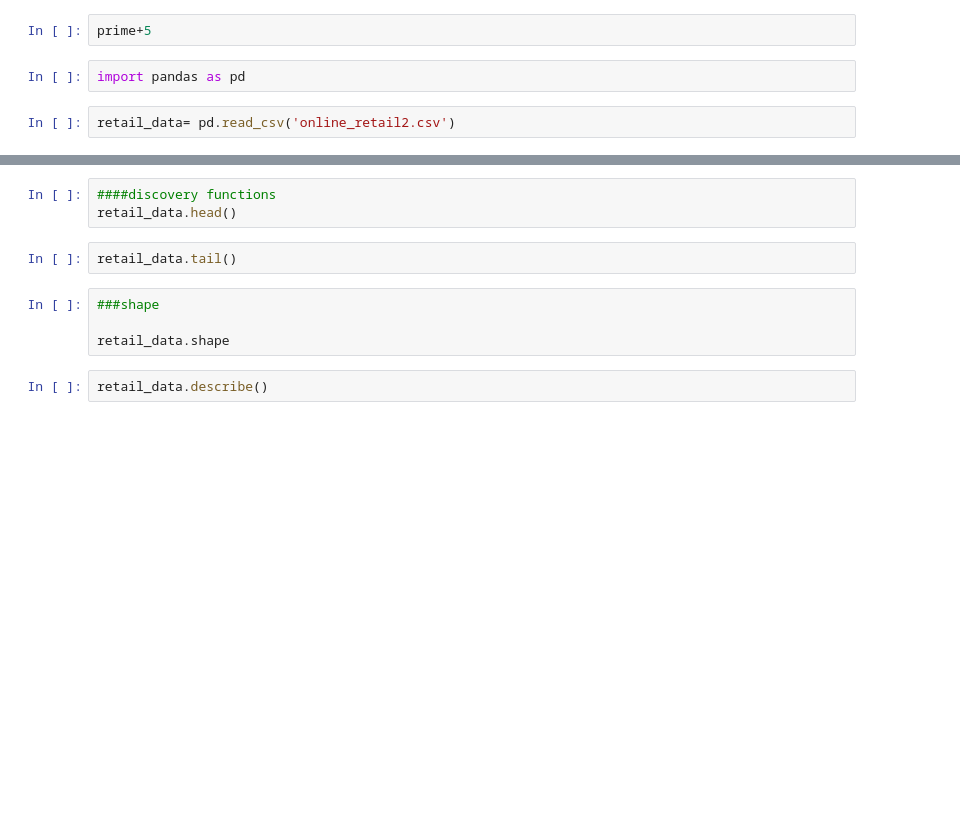
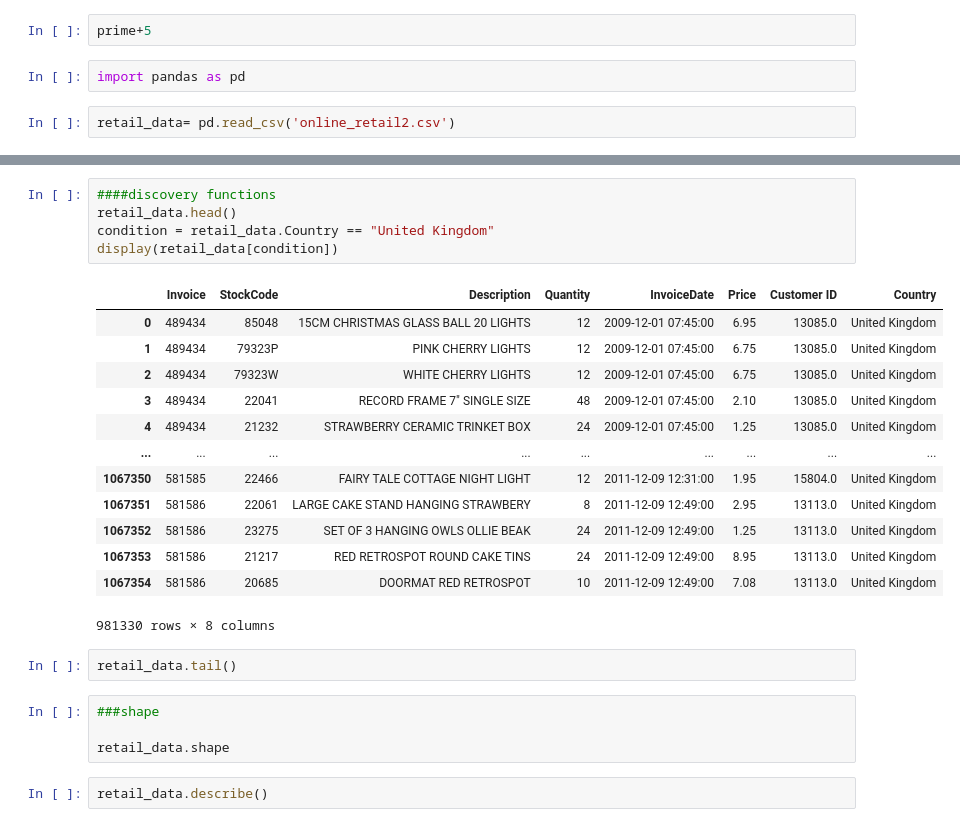
Before and after one commit to Abdelhamid-khamis/Course-Data-Science-and-Supply-Chain-analytics-with-Python, a Jupyter notebook: Section 4 - Python Programming Fundamentals/Section 4 - Haitham.ipynb, the cells around one changed output, grey strips where cells are left out. Drawn from its saved outputs; the diff is of its cells as text; blank space fills up the shorter version.

```diff
--- a/Section 4 - Python Programming Fundamentals/Section 4 - Haitham.ipynb
+++ b/Section 4 - Python Programming Fundamentals/Section 4 - Haitham.ipynb
@@ -77,6 +91,22 @@ retail_data
 # %%
 ####discovery functions
 retail_data.head()
+condition = retail_data.Country == "United Kingdom"
+display(retail_data[condition])
+# %% [output]
+|  | Invoice | StockCode | Description | Quantity | InvoiceDate | Price | Customer ID | Country |
+| 0 | 489434 | 85048 | 15CM CHRISTMAS GLASS BALL 20 LIGHTS | 12 | 2009-12-01 07:45:00 | 6.95 | 13085.0 | United Kingdom |
+| 1 | 489434 | 79323P | PINK CHERRY LIGHTS | 12 | 2009-12-01 07:45:00 | 6.75 | 13085.0 | United Kingdom |
+| 2 | 489434 | 79323W | WHITE CHERRY LIGHTS | 12 | 2009-12-01 07:45:00 | 6.75 | 13085.0 | United Kingdom |
+| 3 | 489434 | 22041 | RECORD FRAME 7" SINGLE SIZE | 48 | 2009-12-01 07:45:00 | 2.10 | 13085.0 | United Kingdom |
+| 4 | 489434 | 21232 | STRAWBERRY CERAMIC TRINKET BOX | 24 | 2009-12-01 07:45:00 | 1.25 | 13085.0 | United Kingdom |
+| ... | ... | ... | ... | ... | ... | ... | ... | ... |
+| 1067350 | 581585 | 22466 | FAIRY TALE COTTAGE NIGHT LIGHT | 12 | 2011-12-09 12:31:00 | 1.95 | 15804.0 | United Kingdom |
+| 1067351 | 581586 | 22061 | LARGE CAKE STAND HANGING STRAWBERY | 8 | 2011-12-09 12:49:00 | 2.95 | 13113.0 | United Kingdom |
+| 1067352 | 581586 | 23275 | SET OF 3 HANGING OWLS OLLIE BEAK | 24 | 2011-12-09 12:49:00 | 1.25 | 13113.0 | United Kingdom |
+| 1067353 | 581586 | 21217 | RED RETROSPOT ROUND CAKE TINS | 24 | 2011-12-09 12:49:00 | 8.95 | 13113.0 | United Kingdom |
+| 1067354 | 581586 | 20685 | DOORMAT RED RETROSPOT | 10 | 2011-12-09 12:49:00 | 7.08 | 13113.0 | United Kingdom |
+981330 rows × 8 columns
 # %%
 retail_data.tail()
 # %%
```
Also changed, not shown: parts of 10 cells of this notebook, 4 other files.
